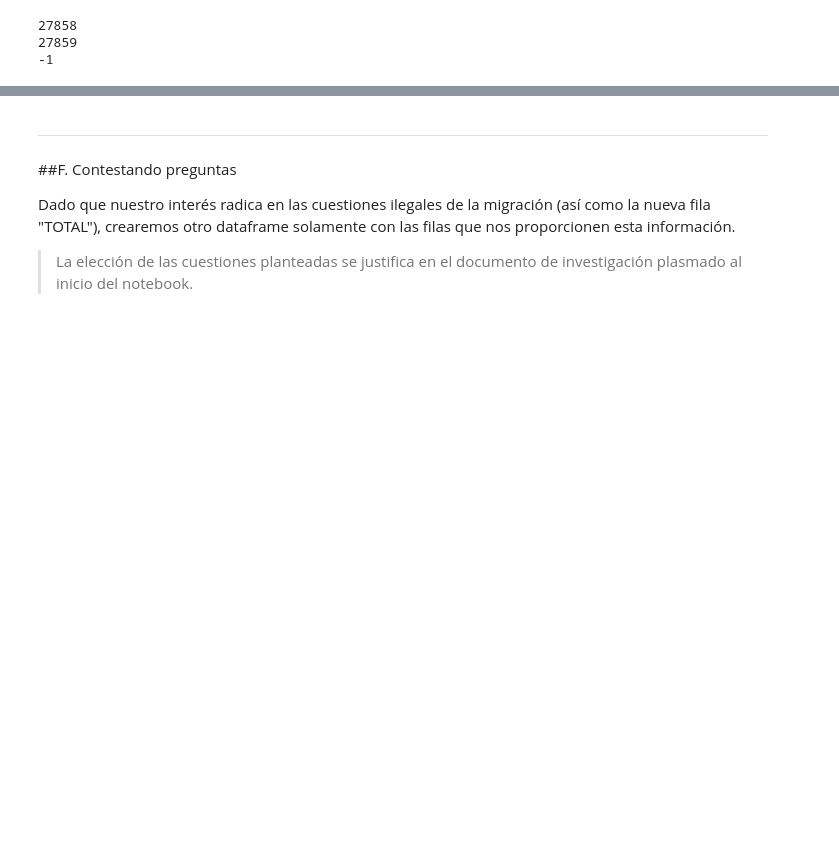
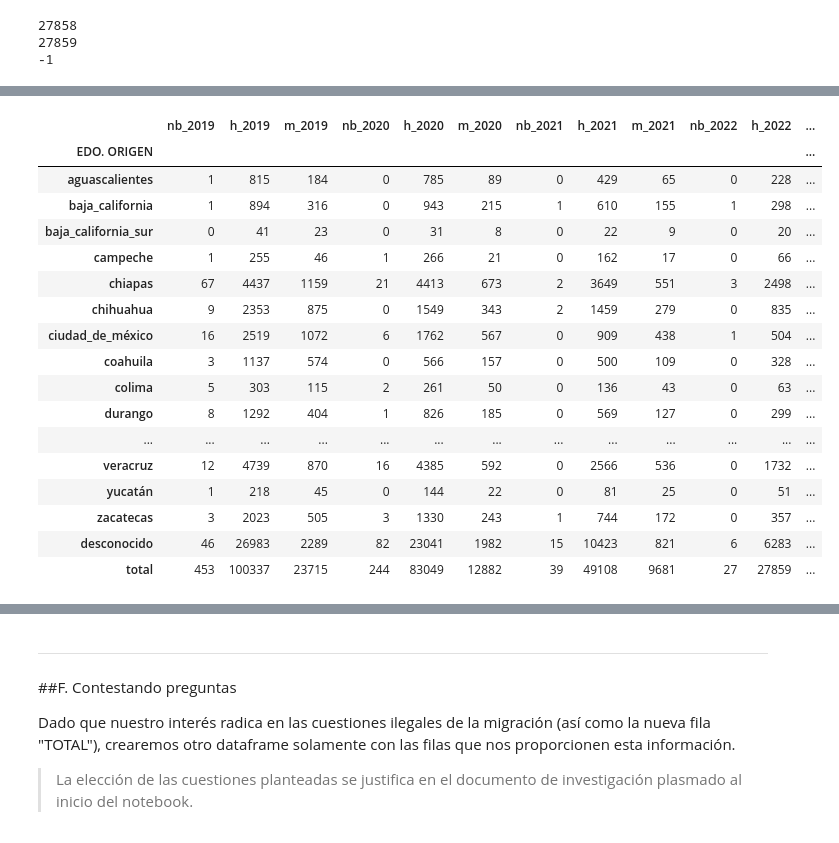
Before and after one commit to JuanMaLR/bedu-equipo4-dataScience-P-FP, a Jupyter notebook: FinalProject.ipynb, the cells around one changed output, grey strips where cells are left out. Cells and saved outputs as stored; diff of their text form; code cells hidden in the pictures; blank space fills up the shorter version.

```diff
--- a/FinalProject.ipynb
+++ b/FinalProject.ipynb
@@ -1184,0 +1313,65 @@ No obstante, siendo nuestro .csv pequeño, y considerando que tenemos el context
+# %%
+#Para edo_origen_ceros
+
+edo_origen_ceros_mapping = {
+    "AGUASCALIENTES": "aguascalientes",
+    "BAJA CALIFORNIA": "baja_california",
+    "BAJA CALIFORNIA SUR": "baja_california_sur",
+    "CAMPECHE": "campeche",
+    "CHIAPAS": "chiapas",
+    "CHIHUAHUA": "chihuahua",
+    "CIUDAD DE MÉXICO": "ciudad_de_méxico",
+    "COAHUILA": "coahuila",
+    "COLIMA": "colima",
+    "DURANGO":"durango",
+    "EDO. MEXICO": "estado_de_méxico",
+    "GUANAJUATO": "guanajuato",
+    "GUERRERO": "guerrero",
+    "HIDALGO": "hidalgo",
+    "JALISCO": "jalisco",
+    "MICHOACAN": "michoacán",
+    "MORELOS": "morelos",
+    "NACIDO EXTRANJERO": "nacido_extranjero",
+    "NAYARIT": "nayarit",
+    "NUEVO LEON": "nuevo_león",
+    "OAXACA": "oaxaca",
+    "PUEBLA": "puebla",
+    "QUERETARO": "querétaro",
+    "QUINTANA ROO": "quintana_roo",
+    "SAN LUIS POTOSI": "san_luis_potosí",
+    "SINALOA": "sinaloa",
+    "SONORA": "sonora",
+    "TABASCO": "tabasco",
+    "TAMAULIPAS": "tamaulipas",
+    "TLAXCALA": "tlaxcala",
+    "VERACRUZ": "veracruz",
+    "YUCATAN": "yucatán",
+    "ZACATECAS": "zacatecas",
+    "DESC.": "desconocido",
+    "TOTAL": "total"
+
+
+}
+
+edo_origen_ceros = edo_origen_ceros.rename(index= edo_origen_ceros_mapping)
+
+edo_origen_ceros
+# %% [output]
+|  | nb_2019 | h_2019 | m_2019 | nb_2020 | h_2020 | m_2020 | nb_2021 | h_2021 | m_2021 | nb_2022 | h_2022 | ... |
+| EDO. ORIGEN |  |  |  |  |  |  |  |  |  |  |  | ... |
+| aguascalientes | 1 | 815 | 184 | 0 | 785 | 89 | 0 | 429 | 65 | 0 | 228 | ... |
+| baja_california | 1 | 894 | 316 | 0 | 943 | 215 | 1 | 610 | 155 | 1 | 298 | ... |
+| baja_california_sur | 0 | 41 | 23 | 0 | 31 | 8 | 0 | 22 | 9 | 0 | 20 | ... |
+| campeche | 1 | 255 | 46 | 1 | 266 | 21 | 0 | 162 | 17 | 0 | 66 | ... |
+| chiapas | 67 | 4437 | 1159 | 21 | 4413 | 673 | 2 | 3649 | 551 | 3 | 2498 | ... |
+| chihuahua | 9 | 2353 | 875 | 0 | 1549 | 343 | 2 | 1459 | 279 | 0 | 835 | ... |
+| ciudad_de_méxico | 16 | 2519 | 1072 | 6 | 1762 | 567 | 0 | 909 | 438 | 1 | 504 | ... |
+| coahuila | 3 | 1137 | 574 | 0 | 566 | 157 | 0 | 500 | 109 | 0 | 328 | ... |
+| colima | 5 | 303 | 115 | 2 | 261 | 50 | 0 | 136 | 43 | 0 | 63 | ... |
+| durango | 8 | 1292 | 404 | 1 | 826 | 185 | 0 | 569 | 127 | 0 | 299 | ... |
+| ... | ... | ... | ... | ... | ... | ... | ... | ... | ... | ... | ... | ... |
+| veracruz | 12 | 4739 | 870 | 16 | 4385 | 592 | 0 | 2566 | 536 | 0 | 1732 | ... |
+| yucatán | 1 | 218 | 45 | 0 | 144 | 22 | 0 | 81 | 25 | 0 | 51 | ... |
+| zacatecas | 3 | 2023 | 505 | 3 | 1330 | 243 | 1 | 744 | 172 | 0 | 357 | ... |
+| desconocido | 46 | 26983 | 2289 | 82 | 23041 | 1982 | 15 | 10423 | 821 | 6 | 6283 | ... |
+| total | 453 | 100337 | 23715 | 244 | 83049 | 12882 | 39 | 49108 | 9681 | 27 | 27859 | ... |
```
Also changed, not shown: parts of 20 cells of this notebook.
